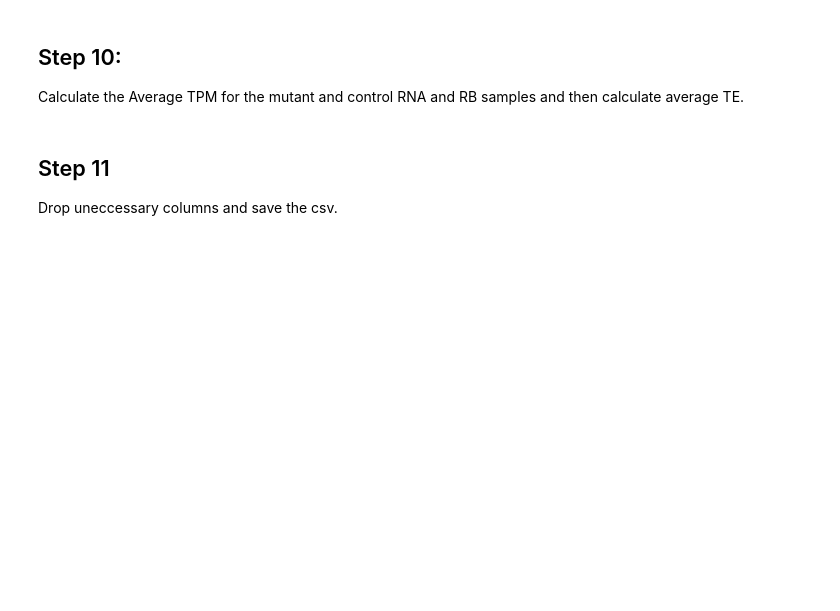
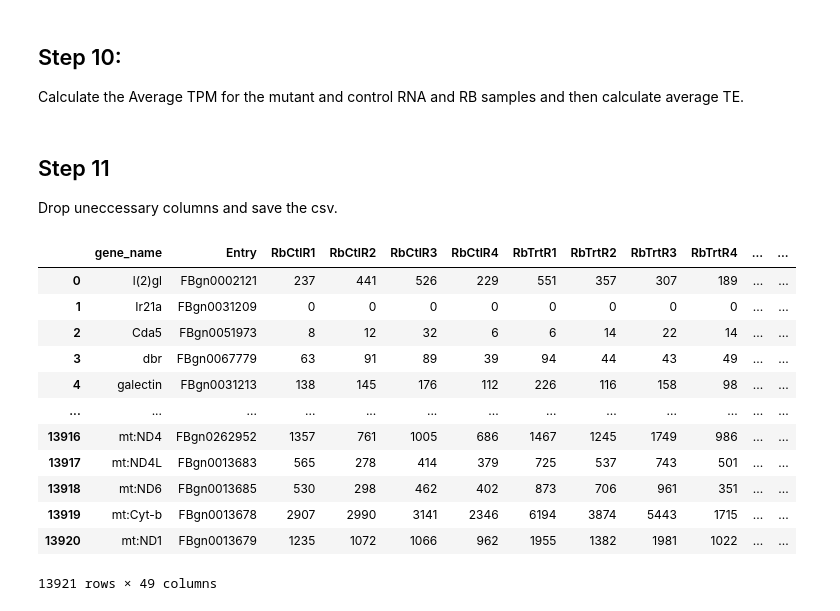
Before and after one commit to Raif-fl/measuring_binding_domains, a Jupyter notebook: notebooks/dmel_TE.ipynb, the cells around one changed output. Drawn from its saved outputs; the diff is of its cells as text; code cells hidden in the pictures; blank space fills up the shorter version.

```diff
--- a/notebooks/dmel_TE.ipynb
+++ b/notebooks/dmel_TE.ipynb
@@ -143,5 +143,21 @@ len_counts['FldChng_TE'] = len_counts['Trt_TE']/len_counts['Ctl_TE']
 ## Step 11
 Drop uneccessary columns and save the csv.
 # %%
-len_counts.drop(columns = ["gene_name", "gene_id", "lengths_cds"], inplace = True)
+len_counts.drop(columns = ["gene_id", "lengths_cds"], inplace = True)
 len_counts.to_csv(save_path + "TE_fly.csv", index = False)
+# %%
+len_counts
+# %% [output]
+|  | gene_name | Entry | RbCtlR1 | RbCtlR2 | RbCtlR3 | RbCtlR4 | RbTrtR1 | RbTrtR2 | RbTrtR3 | RbTrtR4 | ... | ... |
+| 0 | l(2)gl | FBgn0002121 | 237 | 441 | 526 | 229 | 551 | 357 | 307 | 189 | ... | ... |
+| 1 | Ir21a | FBgn0031209 | 0 | 0 | 0 | 0 | 0 | 0 | 0 | 0 | ... | ... |
+| 2 | Cda5 | FBgn0051973 | 8 | 12 | 32 | 6 | 6 | 14 | 22 | 14 | ... | ... |
+| 3 | dbr | FBgn0067779 | 63 | 91 | 89 | 39 | 94 | 44 | 43 | 49 | ... | ... |
+| 4 | galectin | FBgn0031213 | 138 | 145 | 176 | 112 | 226 | 116 | 158 | 98 | ... | ... |
+| ... | ... | ... | ... | ... | ... | ... | ... | ... | ... | ... | ... | ... |
+| 13916 | mt:ND4 | FBgn0262952 | 1357 | 761 | 1005 | 686 | 1467 | 1245 | 1749 | 986 | ... | ... |
+| 13917 | mt:ND4L | FBgn0013683 | 565 | 278 | 414 | 379 | 725 | 537 | 743 | 501 | ... | ... |
+| 13918 | mt:ND6 | FBgn0013685 | 530 | 298 | 462 | 402 | 873 | 706 | 961 | 351 | ... | ... |
+| 13919 | mt:Cyt-b | FBgn0013678 | 2907 | 2990 | 3141 | 2346 | 6194 | 3874 | 5443 | 1715 | ... | ... |
+| 13920 | mt:ND1 | FBgn0013679 | 1235 | 1072 | 1066 | 962 | 1955 | 1382 | 1981 | 1022 | ... | ... |
+13921 rows × 49 columns
```
Also changed, not shown: 56 other files.
